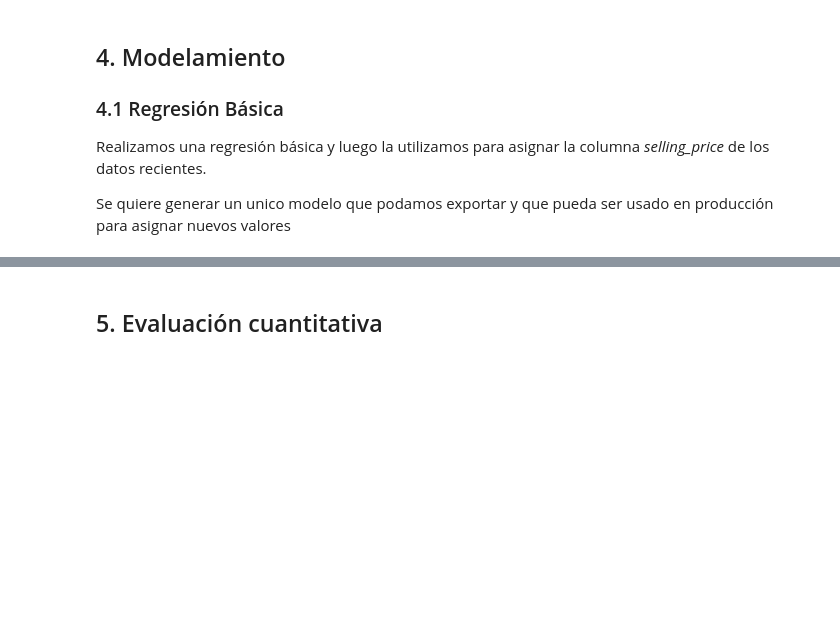
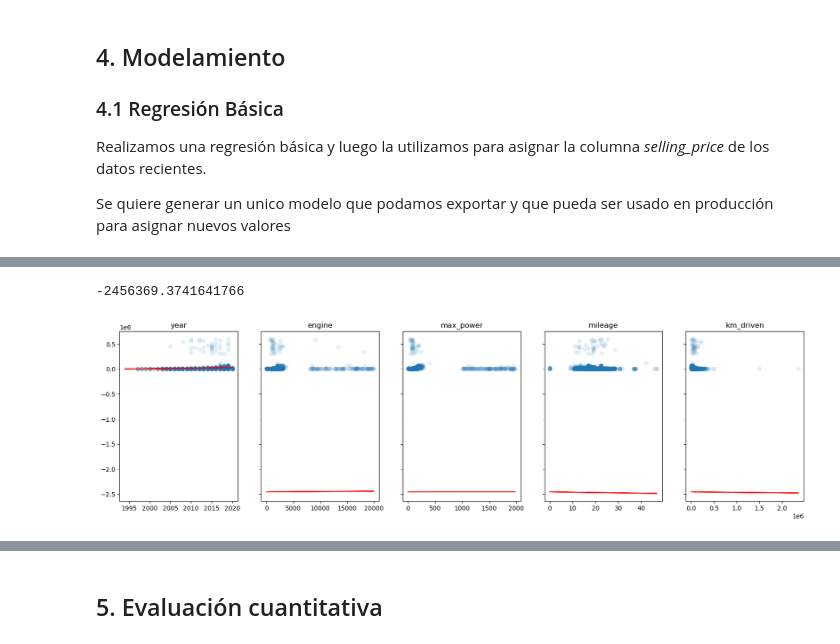
Before and after one commit to jjosorioc/ISIS3301-lab02-regression, a Jupyter notebook: lab2.ipynb, the cells around one changed output, grey strips where cells are left out. Cells and saved outputs as stored; diff of their text form; code cells hidden in the pictures; blank space fills up the shorter version.

```diff
--- a/lab2.ipynb
+++ b/lab2.ipynb
@@ -227,0 +233,3 @@ selected_cols = ['year', 'km_driven', 'engine']
+# %%
+
+X_train, X_test, y_train, y_test = train_test_split(df_motorAlpes[features], df_motorAlpes['selling_price'], test_size=0.3, random_state=1)
@@ -227,0 +246,4 @@ selected_cols = ['year', 'km_driven', 'engine']
+# %%
+regression = LinearRegression()
+# %%
+regression.fit(X_train, y_train)
@@ -227,0 +268,18 @@ selected_cols = ['year', 'km_driven', 'engine']
+# %%
+regression.intercept_
+# %% [output]
+-2456369.3741641766
+# %%
+f, axs = plt.subplots(1, len(features), figsize=(20, 5), sharey=True)
+
+for i in range(len(features)):
+    col = features[i]
+    x = X_train[col]
+    m = regression.coef_[i]
+    b = regression.intercept_
+
+    axs[i].plot(x, y_train, 'o', alpha=0.1)
+    axs[i].plot(x, m*x + b, 'r')
+    axs[i].set_title(col)
+# %% [output]
+[figure, added]
```
Also changed, not shown: parts of 29 cells of this notebook.
